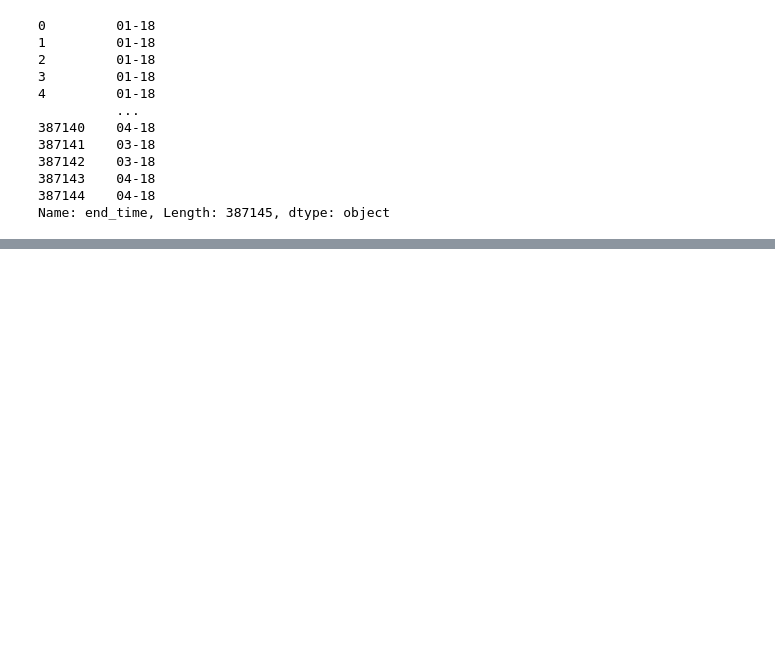
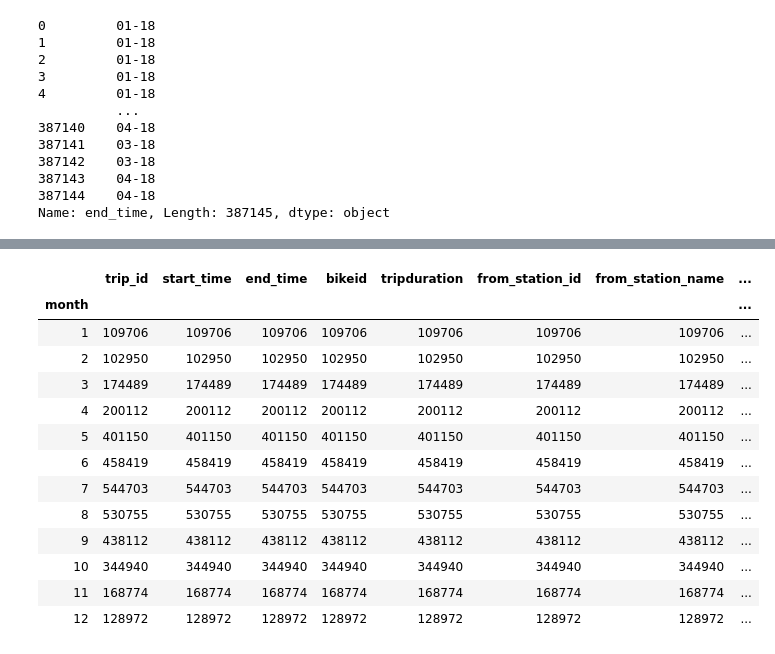
Before and after one commit to AlejandraRosa/Divvy_Project, a Jupyter notebook: Divvy_main.ipynb, the cells around one changed output, grey strips where cells are left out. Saved outputs shown, nothing was run; the diff lists cells and outputs as text; code cells hidden in the pictures; blank space fills up the shorter version.

```diff
--- a/Divvy_main.ipynb
+++ b/Divvy_main.ipynb
@@ -99,0 +168,19 @@ divvy_combined = pd.concat(divvy_data)
+# %%
+#move month as index
+month_count = divvy_combined_month.groupby('month').count()
+month_count
+# %% [output]
+|  | trip_id | start_time | end_time | bikeid | tripduration | from_station_id | from_station_name | ... |
+| month |  |  |  |  |  |  |  | ... |
+| 1 | 109706 | 109706 | 109706 | 109706 | 109706 | 109706 | 109706 | ... |
+| 2 | 102950 | 102950 | 102950 | 102950 | 102950 | 102950 | 102950 | ... |
+| 3 | 174489 | 174489 | 174489 | 174489 | 174489 | 174489 | 174489 | ... |
+| 4 | 200112 | 200112 | 200112 | 200112 | 200112 | 200112 | 200112 | ... |
+| 5 | 401150 | 401150 | 401150 | 401150 | 401150 | 401150 | 401150 | ... |
+| 6 | 458419 | 458419 | 458419 | 458419 | 458419 | 458419 | 458419 | ... |
+| 7 | 544703 | 544703 | 544703 | 544703 | 544703 | 544703 | 544703 | ... |
+| 8 | 530755 | 530755 | 530755 | 530755 | 530755 | 530755 | 530755 | ... |
+| 9 | 438112 | 438112 | 438112 | 438112 | 438112 | 438112 | 438112 | ... |
+| 10 | 344940 | 344940 | 344940 | 344940 | 344940 | 344940 | 344940 | ... |
+| 11 | 168774 | 168774 | 168774 | 168774 | 168774 | 168774 | 168774 | ... |
+| 12 | 128972 | 128972 | 128972 | 128972 | 128972 | 128972 | 128972 | ... |
```
Also changed, not shown: parts of 35 cells of this notebook.
